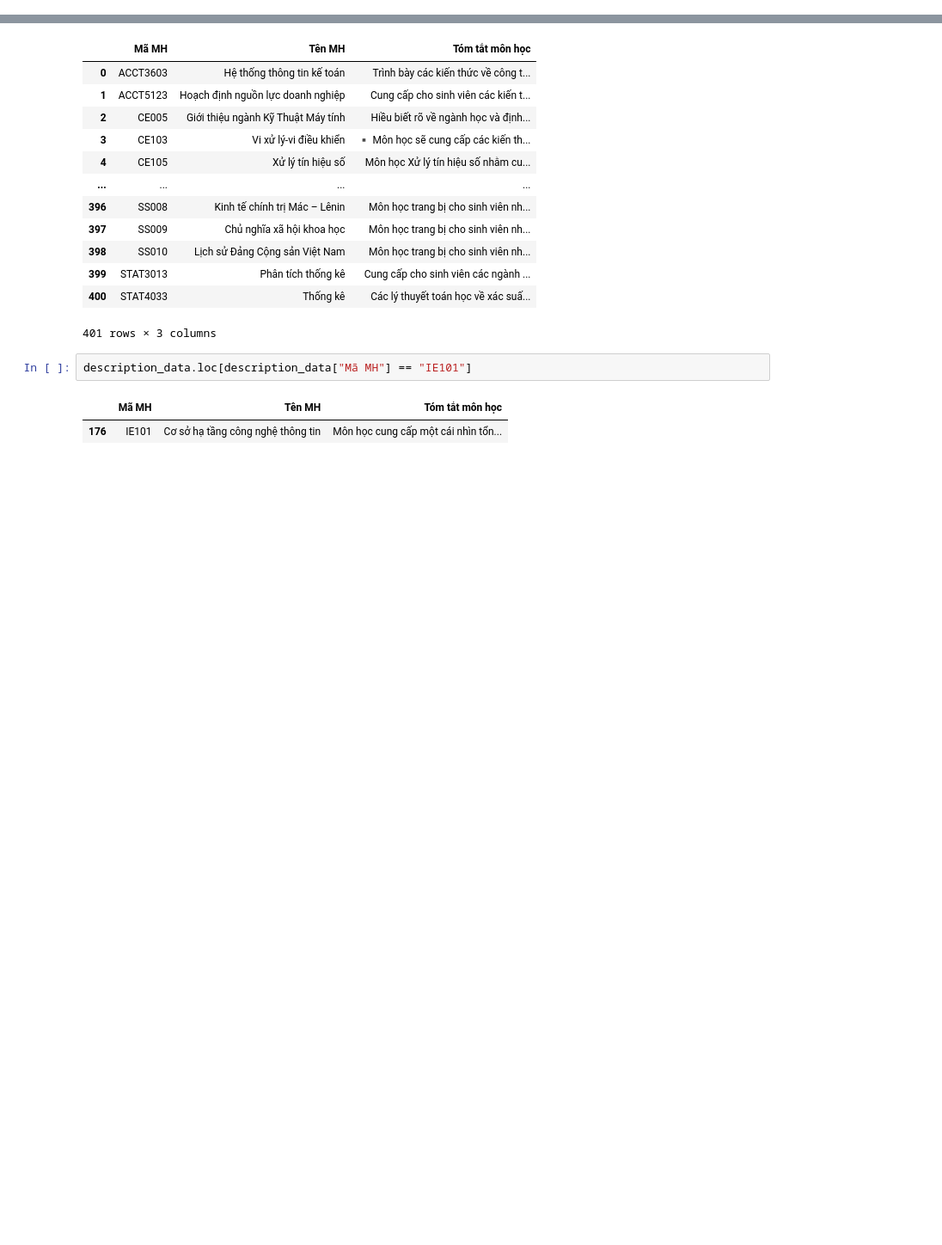
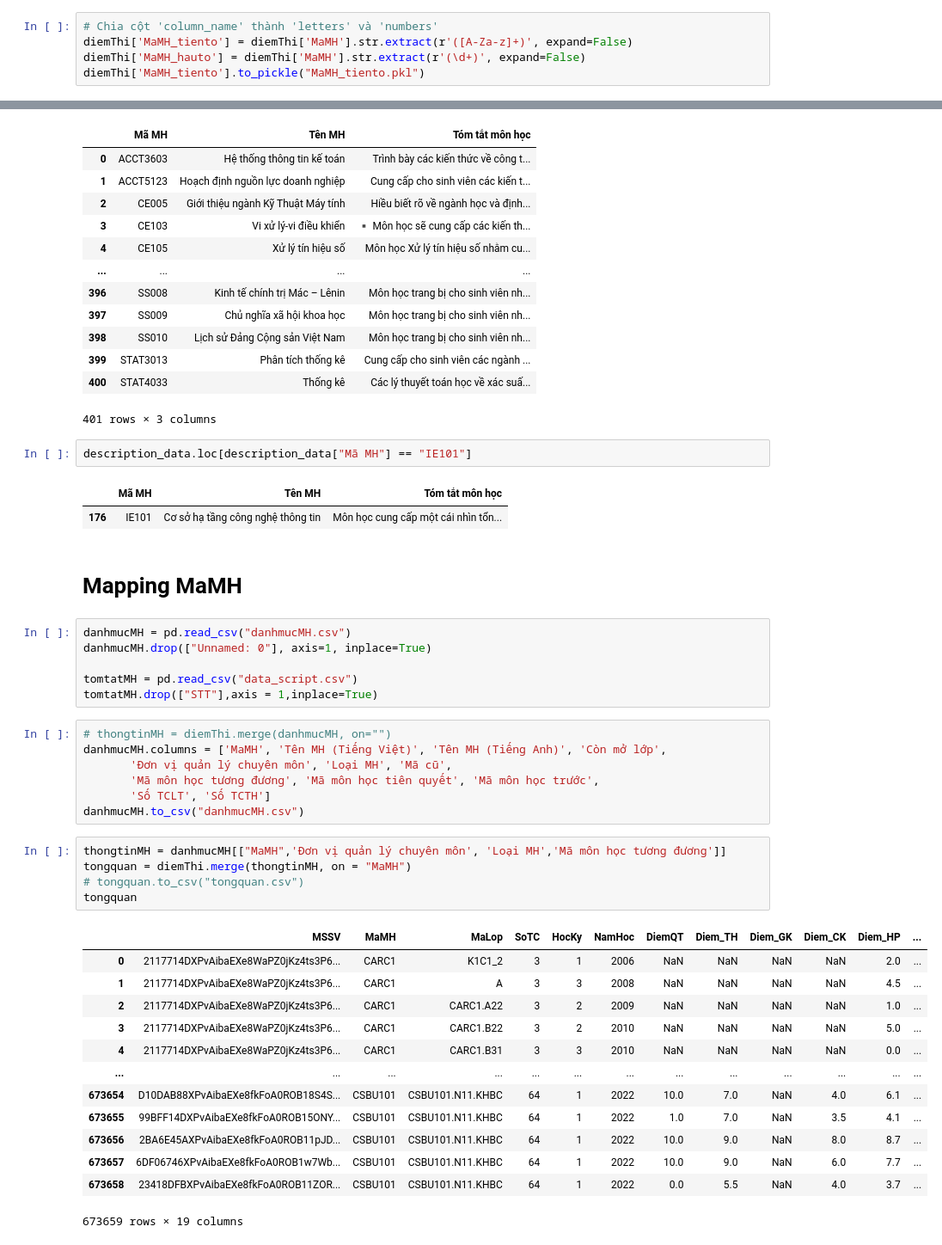
Before and after one commit to Long3309/Final-Project, a Jupyter notebook: diemThi.ipynb, the cells around one changed output, grey strips where cells are left out. Shown: that part at 86% size. Saved outputs shown, nothing was run; the diff lists cells and outputs as text; blank space fills up the shorter version.

```diff
--- a/diemThi.ipynb
+++ b/diemThi.ipynb
@@ -83,0 +112,5 @@ diemThi[["MaMH", "MaMH_tt"]].dropna(subset = "MaMH_tt").drop_duplicates()
+# %%
+# Chia cột 'column_name' thành 'letters' và 'numbers'
+diemThi['MaMH_tiento'] = diemThi['MaMH'].str.extract(r'([A-Za-z]+)', expand=False)
+diemThi['MaMH_hauto'] = diemThi['MaMH'].str.extract(r'(\d+)', expand=False)
+diemThi['MaMH_tiento'].to_pickle("MaMH_tiento.pkl")
@@ -123,3 +182,37 @@ description_data.loc[description_data["Mã MH"] == "IE101"]
 # %% [output]
 |  | Mã MH | Tên MH | Tóm tắt môn học |
 | 176 | IE101 | Cơ sở hạ tầng công nghệ thông tin | Môn học cung cấp một cái nhìn tổn... |
+# %% [markdown]
+# Mapping MaMH
+# %%
+danhmucMH = pd.read_csv("danhmucMH.csv")
+danhmucMH.drop(["Unnamed: 0"], axis=1, inplace=True)
+
+tomtatMH = pd.read_csv("data_script.csv")
+tomtatMH.drop(["STT"],axis = 1,inplace=True)
+# %%
+# thongtinMH = diemThi.merge(danhmucMH, on="")
+danhmucMH.columns = ['MaMH', 'Tên MH (Tiếng Việt)', 'Tên MH (Tiếng Anh)', 'Còn mở lớp',
+       'Đơn vị quản lý chuyên môn', 'Loại MH', 'Mã cũ',
+       'Mã môn học tương đương', 'Mã môn học tiên quyết', 'Mã môn học trước',
+       'Số TCLT', 'Số TCTH']
+danhmucMH.to_csv("danhmucMH.csv")
+# %%
+thongtinMH = danhmucMH[["MaMH",'Đơn vị quản lý chuyên môn', 'Loại MH','Mã môn học tương đương']]
+tongquan = diemThi.merge(thongtinMH, on = "MaMH")
+# tongquan.to_csv("tongquan.csv")
+tongquan
+# %% [output]
+|  | MSSV | MaMH | MaLop | SoTC | HocKy | NamHoc | DiemQT | Diem_TH | Diem_GK | Diem_CK | Diem_HP | ... |
+| 0 | 2117714DXPvAibaEXe8WaPZ0jKz4ts3P6... | CARC1 | K1C1_2 | 3 | 1 | 2006 | NaN | NaN | NaN | NaN | 2.0 | ... |
+| 1 | 2117714DXPvAibaEXe8WaPZ0jKz4ts3P6... | CARC1 | A | 3 | 3 | 2008 | NaN | NaN | NaN | NaN | 4.5 | ... |
+| 2 | 2117714DXPvAibaEXe8WaPZ0jKz4ts3P6... | CARC1 | CARC1.A22 | 3 | 2 | 2009 | NaN | NaN | NaN | NaN | 1.0 | ... |
+| 3 | 2117714DXPvAibaEXe8WaPZ0jKz4ts3P6... | CARC1 | CARC1.B22 | 3 | 2 | 2010 | NaN | NaN | NaN | NaN | 5.0 | ... |
+| 4 | 2117714DXPvAibaEXe8WaPZ0jKz4ts3P6... | CARC1 | CARC1.B31 | 3 | 3 | 2010 | NaN | NaN | NaN | NaN | 0.0 | ... |
+| ... | ... | ... | ... | ... | ... | ... | ... | ... | ... | ... | ... | ... |
+| 673654 | D10DAB88XPvAibaEXe8fkFoA0ROB18S4S... | CSBU101 | CSBU101.N11.KHBC | 64 | 1 | 2022 | 10.0 | 7.0 | NaN | 4.0 | 6.1 | ... |
+| 673655 | 99BFF14DXPvAibaEXe8fkFoA0ROB15ONY... | CSBU101 | CSBU101.N11.KHBC | 64 | 1 | 2022 | 1.0 | 7.0 | NaN | 3.5 | 4.1 | ... |
+| 673656 | 2BA6E45AXPvAibaEXe8fkFoA0ROB11pJD... | CSBU101 | CSBU101.N11.KHBC | 64 | 1 | 2022 | 10.0 | 9.0 | NaN | 8.0 | 8.7 | ... |
+| 673657 | 6DF06746XPvAibaEXe8fkFoA0ROB1w7Wb... | CSBU101 | CSBU101.N11.KHBC | 64 | 1 | 2022 | 10.0 | 9.0 | NaN | 6.0 | 7.7 | ... |
+| 673658 | 23418DFBXPvAibaEXe8fkFoA0ROB11ZOR... | CSBU101 | CSBU101.N11.KHBC | 64 | 1 | 2022 | 0.0 | 5.5 | NaN | 4.0 | 3.7 | ... |
+673659 rows × 19 columns
```
Also changed, not shown: parts of 8 cells of this notebook, 15 other files.
